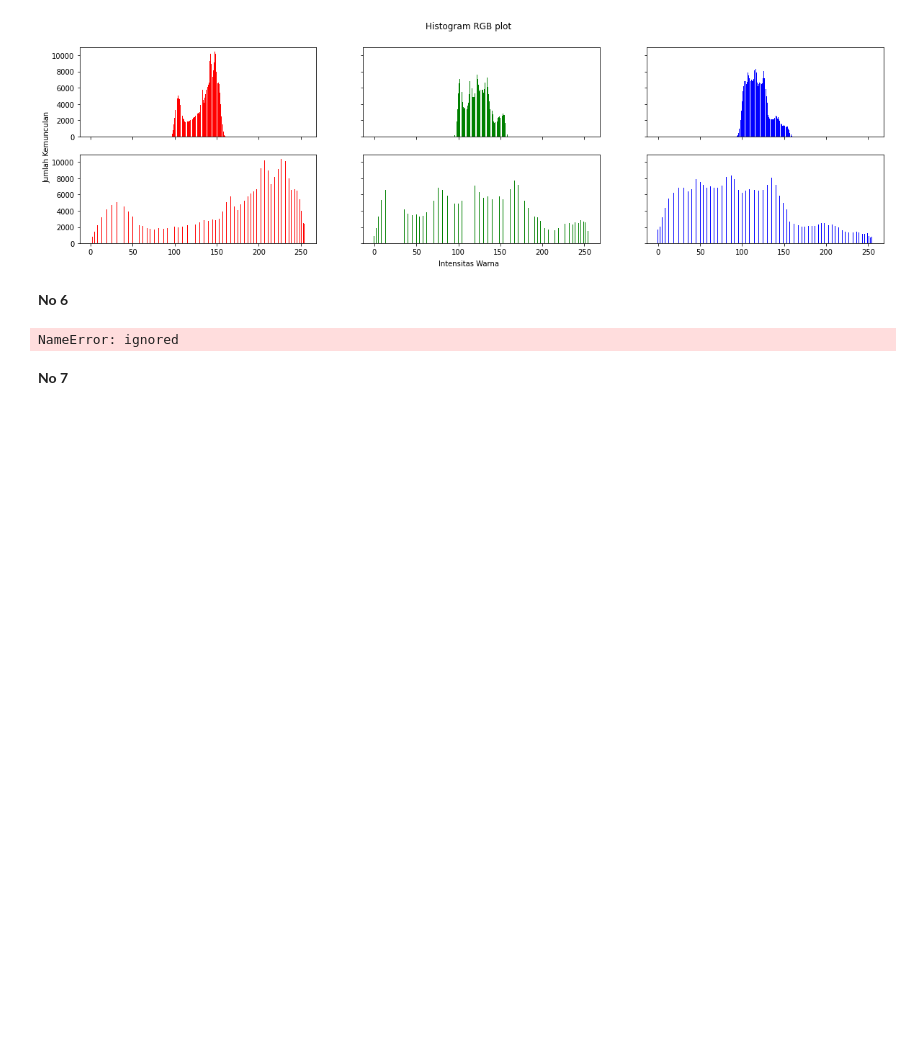
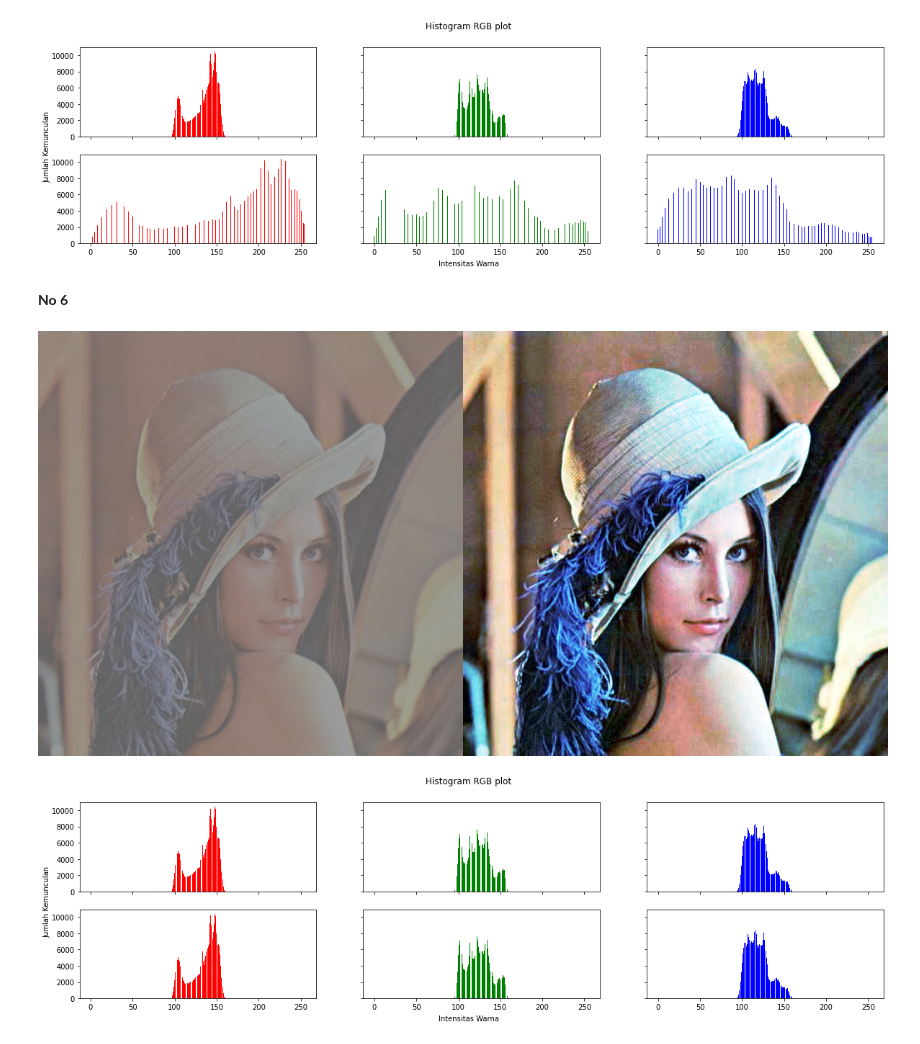
Before and after one commit to tsaniarisqi/PCVK_Matrikulasi_2022, a Jupyter notebook: modul6.ipynb, the cells around one changed output. Saved outputs shown, nothing was run; the diff lists cells and outputs as text; code cells hidden in the pictures; blank space fills up the shorter version.

```diff
--- a/modul6.ipynb
+++ b/modul6.ipynb
@@ -143,38 +143,36 @@ else:
 **No 6**
 # %%
 img = cv.imread('/content/drive/MyDrive/PCVK/Images/lena_lc.jpg')
-
 channels = cv.split(img)
 eq_channels = []
 for ch, color in zip(channels, ['R', 'G', 'B']):
   eq_channels.append(cv.equalizeHist(ch))
 eq_image = cv.merge(eq_channels)
-equal_histo = histo(eq_image)
+equal_histo = histog(eq_image)
 
 final_frame = cv.hconcat((img, eq_image))
 cv2_imshow(final_frame)
 
 names = np.arange(256)
 isgraying = np.array_equal(blue, green, red)
 if (isgraying == False):
   fig, axs = plt.subplots(2, 3, figsize=[20,5], sharex=True, sharey =True)
   fig.suptitle('Histogram RGB plot')
   fig.text(0.09, 0.5, 'Jumlah Kemunculan', va='center', rotation='vertical')
   fig.text(0.5, 0.04, 'Intensitas Warna', ha='center')
   axs[0,0].bar(names, histo_asli[2], color='red')
   axs[0,1].bar(names, histo_asli[1], color='green')
   axs[0,2].bar(names, histo_asli[0], color='blue')
   axs[1,0].bar(names, histo_asli[2], color='red')
   axs[1,1].bar(names, histo_asli[1], color='green')
   axs[1,2].bar(names, histo_asli[0], color='blue')
 else:
   fig, axs = plt.subplots(1, 2, figsize=[20,5], sharex=True, sharey=True)
   fig.suptitle('Histogram RGB plot')
   fig.text(0.09, 0.5, 'Jumlah Kemunculan', va='center', rotation='vertical')
   fig.text(0.5, 0.04, 'Intensitas Warna', ha='center')
   axs[0,0].bar(names, histo_asli[2], color='gray')
   axs[0,1].bar(names, equal_histo[2], color='gray')
 # %% [output]
-NameError: ignored
+[figure, added]
+[figure, added]
-# %% [markdown]
-**No 7**
```
